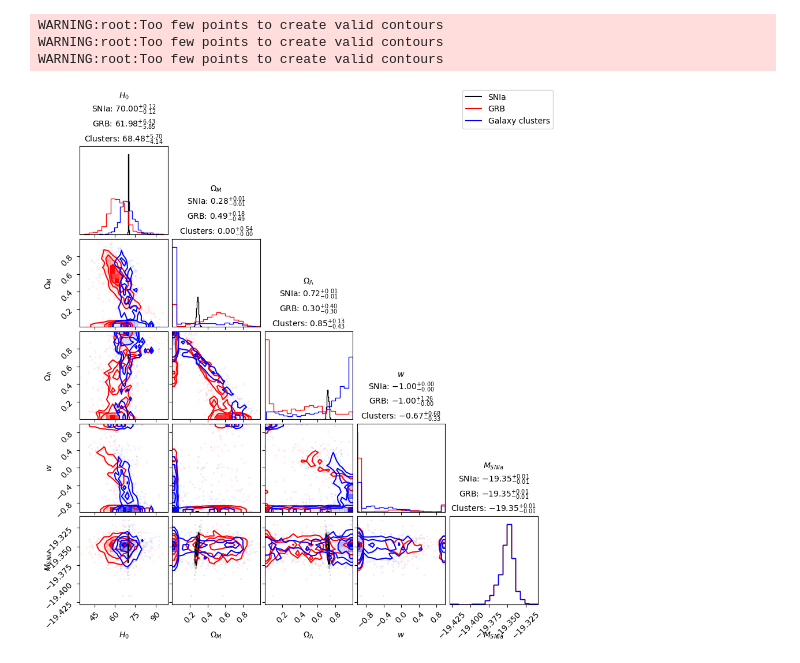
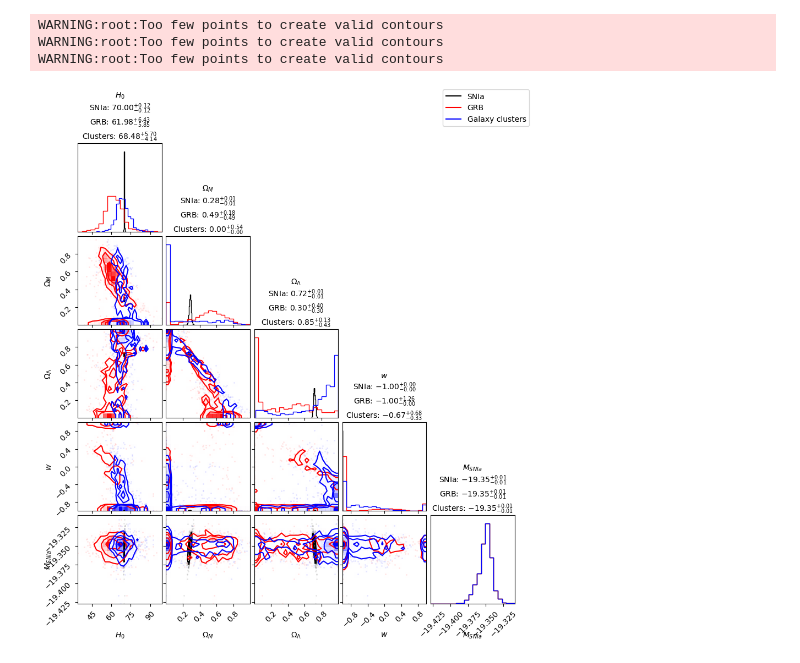
Before and after one commit to khuzaifanaveed/Project_cosmology, a Jupyter notebook: estimate_new.ipynb, the cells around one changed output. Saved outputs shown, nothing was run; the diff lists cells and outputs as text; code cells hidden in the pictures.

Commit message:
updated plot

```diff
--- a/estimate_new.ipynb
+++ b/estimate_new.ipynb
@@ -228,32 +228,32 @@ ci_SNIa = [confidence_interval(estimates_SNIa[:, i]) for i in range(5)]
 ci_GRB = [confidence_interval(estimates_GRB[:, i]) for i in range(5)]
 ci_clusters = [confidence_interval(estimates_clusters[:, i]) for i in range(5)]
 labels=[r"$H_0$", r"$\Omega_M$", r"$\Omega_{\Lambda}$", r"$w$", r"$M_{SNIa}$"]
 
-figure = plt.figure(figsize=(9,9))
+figure = plt.figure(figsize=(9,9.5))
 SNIa = corner.corner(np.array(estimates_SNIa), labels=[r"$H_0$", r"$\Omega_M$", r"$\Omega_{\Lambda}$", r"$w$", r"$M_{SNIa}$"], fig=figure, color='black', show_titles=False)
 corner.corner(np.array(estimates_GRB), fig=figure, labels=[r"$H_0$", r"$\Omega_M$", r"$\Omega_{\Lambda}$", r"$w$", r"$M_{SNIa}$"],color='red', show_titles=False)
 corner.corner(np.array(estimates_clusters), fig=figure, labels=[r"$H_0$", r"$\Omega_M$", r"$\Omega_{\Lambda}$", r"$w$", r"$M_{SNIa}$"], color='blue', show_titles=False)
 
 
 # get the required axes
 axes = figure.get_axes()
 new_axes = [axes[i] for i in np.arange(0, 25, 6)]
 # set the title for the subplots
 for i in range(5):
     title = (f'{labels[i]}\n'
              f'SNIa: ${ci_SNIa[i][0]:.2f}_{{{ci_SNIa[i][1]-ci_SNIa[i][0]:.2f}}}^{{+{ci_SNIa[i][2]-ci_SNIa[i][0]:.2f}}}$\n'
              f'GRB: ${ci_GRB[i][0]:.2f}_{{{ci_GRB[i][1]-ci_GRB[i][0]:.2f}}}^{{+{ci_GRB[i][2]-ci_GRB[i][0]:.2f}}}$\n'
              f'Clusters: ${ci_clusters[i][0]:.2f}_{{{ci_clusters[i][1]-ci_clusters[i][0]:.2f}}}^{{+{ci_clusters[i][2]-ci_clusters[i][0]:.2f}}}$')
     new_axes[i].set_title(title, fontsize=10, y=1)
 
 line_black = Line2D([0], [0], label='SNIa', color='black')
 line_red = Line2D([0], [0], label='GRB', color='red')
 line_blue = Line2D([0], [0], label='Galaxy clusters', color='blue')
 
 figure.legend(handles=[line_black, line_red, line_blue], fontsize=10)
 figure.savefig('param_est_ind.png')
 # %% [output]
 WARNING:root:Too few points to create valid contours
 WARNING:root:Too few points to create valid contours
 WARNING:root:Too few points to create valid contours
-[figure, old version]
+[figure, new version]
```
Also changed, not shown: 1 other file.
